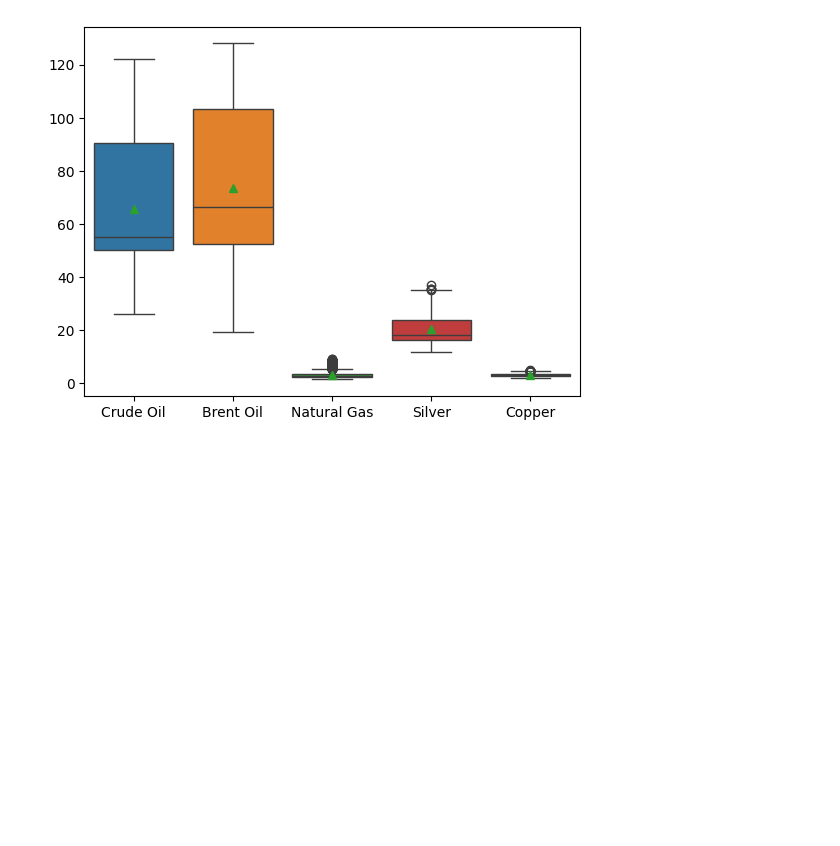
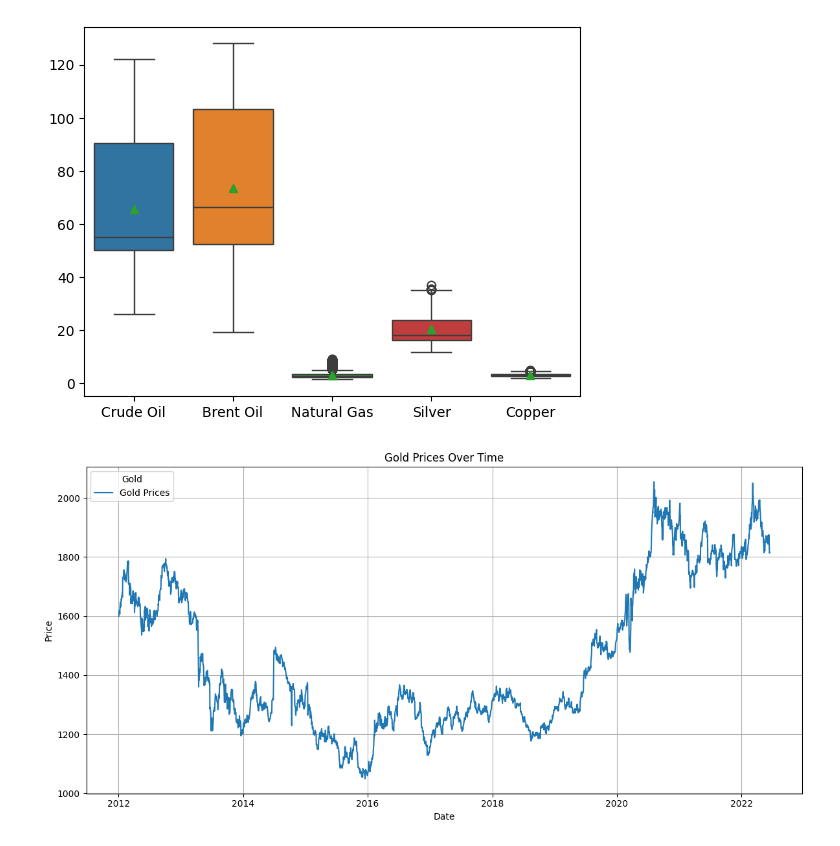
Before and after one commit to kahlilello/CommoditiesStreamlit, a Jupyter notebook: ML.ipynb, the cells around one changed output. Cells and saved outputs as stored; diff of their text form; code cells hidden in the pictures; blank space fills up the shorter version.

```diff
--- a/ML.ipynb
+++ b/ML.ipynb
@@ -61,7 +61,7 @@ nulls = df.isnull().sum(axis=1)
 rowCountWNulls = len(nulls[nulls>0])
 
 #Latest null row
-df['Date'] = pd.to_datetime(df['Date'])
+df['Date'] = pd.to_datetime(df['Date'], format='%Y-%m-%d')
 #Find the first row with a Null value (Excluding 'Date')
 
 nullMask = df.iloc[:, 1:].isnull().any(axis = 1) #Check for nulls except for Date
@@ -75,19 +75,22 @@ Total rows: 3259
 Number of rows with nulls: 603
 Null Date: 2022-05-29 00:00:00
 # %%
-dropNA = df.dropna(axis=0)
-totalRows = dropNA.shape[0]
+commoditiesDf = df.dropna(axis=0)
+totalRows = commoditiesDf.shape[0]
 #Counting the # of Nulls
-nulls = dropNA.isnull().sum(axis=1)
+nulls = commoditiesDf.isnull().sum(axis=1)
 rowCountWNulls = len(nulls[nulls>0])
+duplicates = commoditiesDf.duplicated()
 
-duplicates = dropNA.duplicated()
+# Dtype
+dtypes = commoditiesDf.dtypes
 
-print(f'''{dropNA.head()}
+print(f'''{commoditiesDf.head()}
 Total rows: {totalRows}
 Number of rows with nulls: {rowCountWNulls}
-Latest Date: {dropNA['Date'].min()}
-Total amount of duplicates: {duplicates.sum()}''')
+Latest Date: {commoditiesDf['Date'].min()}
+Total amount of duplicates: {duplicates.sum()}
+Data Types of dropNA: \n{dtypes}''')
 # %% [output]
         Date  Crude Oil  Brent Oil  Natural Gas    Gold  Silver  Copper
 0 2022-06-15     119.11     121.35        7.296  1814.8  21.090  4.1777
@@ -214,3 +225,21 @@ sns.boxplot(
 # %% [output]
 <Axes: >
 [figure]
+# %%
+dates = goldDf['Date'].values
+gold_prices = goldDf['Gold'].values
+
+plt.figure(figsize=(12,6))
+
+# Plot the scatter points for gold prices
+plt.plot(dates, gold_prices, label='Gold Prices')
+plt.title("Gold Prices Over Time")
+plt.ylabel('Price')
+plt.xlabel('Date')
+plt.legend(title = 'Gold')
+plt.grid(True)
+
+plt.tight_layout()
+plt.show()
+# %% [output]
+[figure, added]
```
Also changed, not shown: parts of 8 cells of this notebook.
